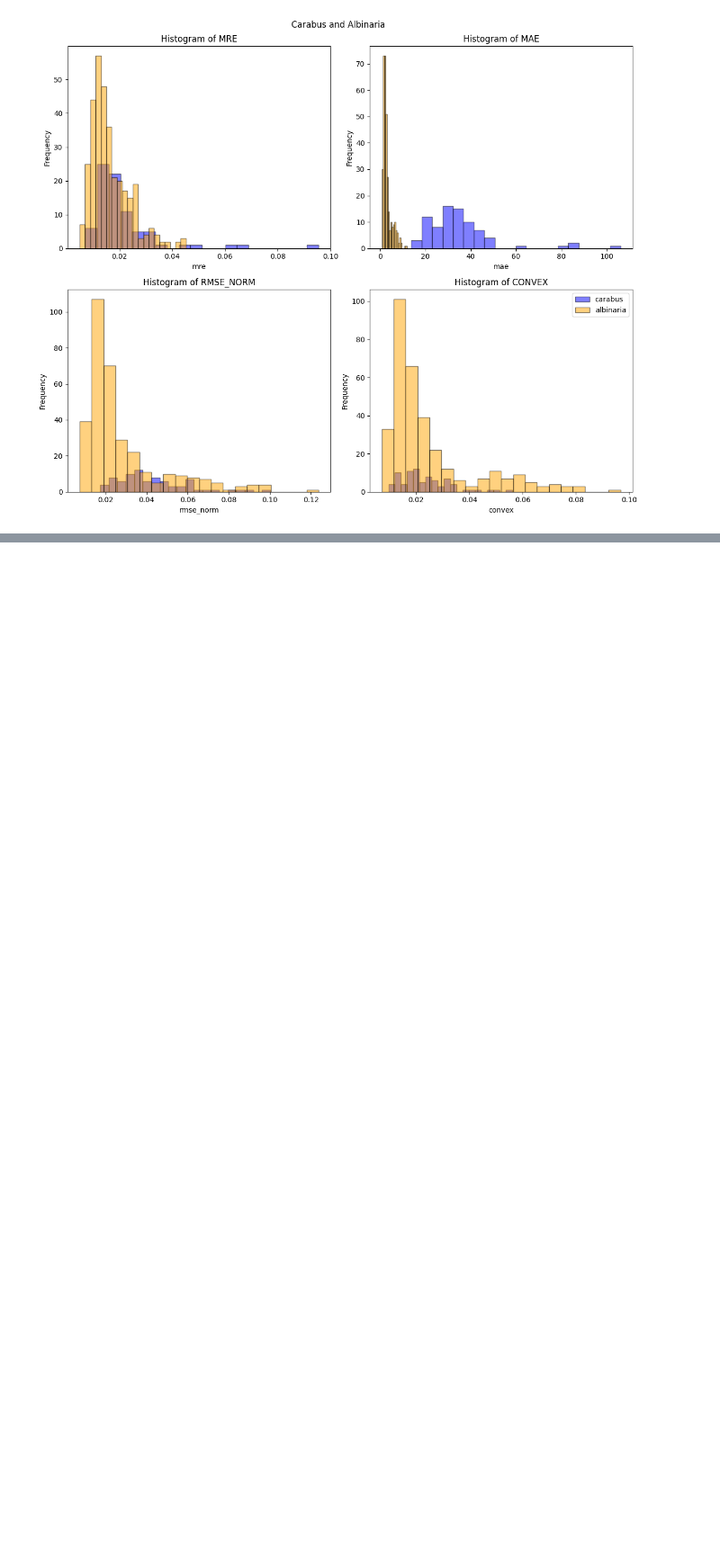
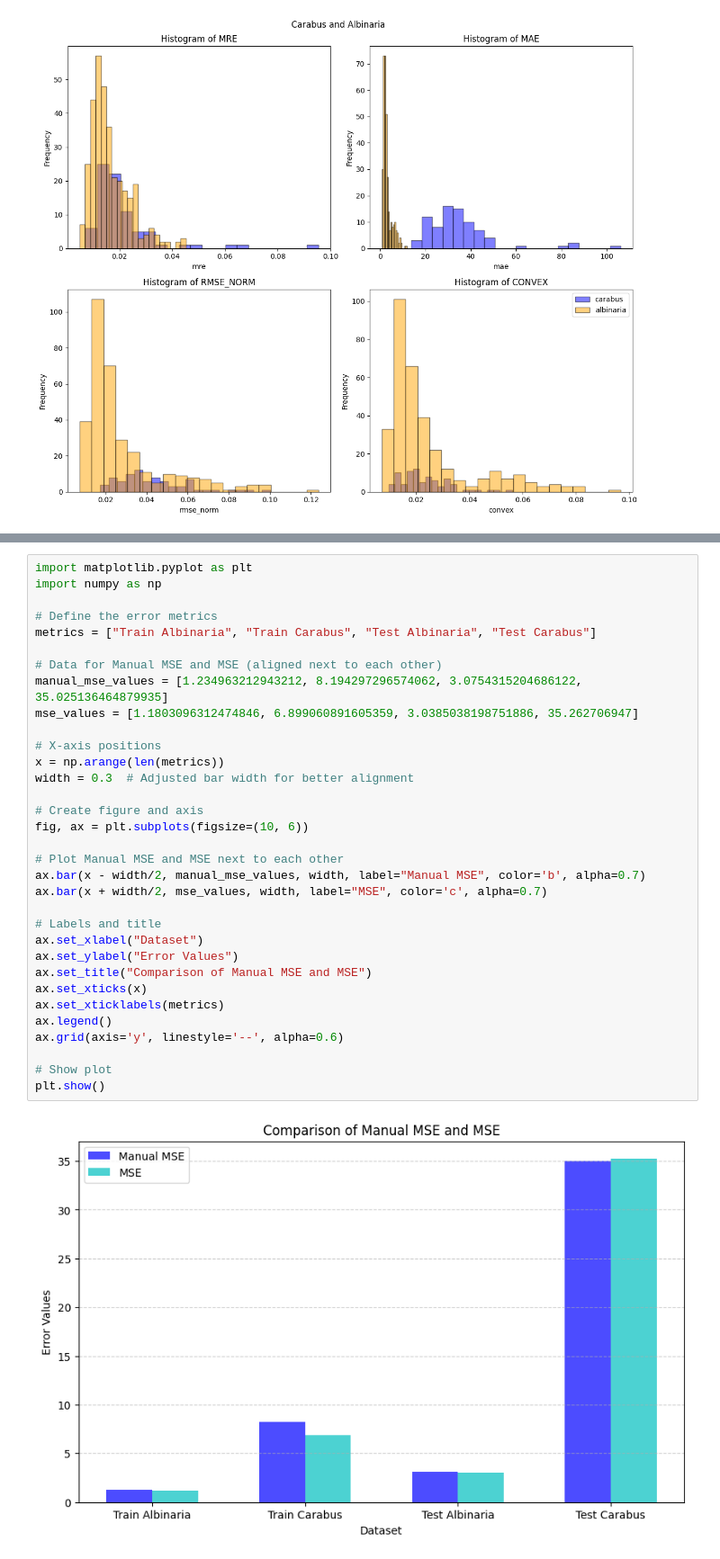
Before and after one commit to luciamartinf/Landmarks_generator, a Jupyter notebook: notebooks/evaluation_albinaria.ipynb, the cells around one changed output, grey strips where cells are left out. Shown at 90% size. Saved outputs shown, nothing was run; the diff lists cells and outputs as text; blank space fills up the shorter version.

```diff
--- a/notebooks/evaluation_albinaria.ipynb
+++ b/notebooks/evaluation_albinaria.ipynb
@@ -475,0 +533,35 @@ plt.show()
+# %%
+import matplotlib.pyplot as plt
+import numpy as np
+
+# Define the error metrics
+metrics = ["Train Albinaria", "Train Carabus", "Test Albinaria", "Test Carabus"]
+
+# Data for Manual MSE and MSE (aligned next to each other)
+manual_mse_values = [1.234963212943212, 8.194297296574062, 3.0754315204686122, 35.025136464879935]
+mse_values = [1.1803096312474846, 6.899060891605359, 3.0385038198751886, 35.262706947]
+
+# X-axis positions
+x = np.arange(len(metrics))
+width = 0.3  # Adjusted bar width for better alignment
+
+# Create figure and axis
+fig, ax = plt.subplots(figsize=(10, 6))
+
+# Plot Manual MSE and MSE next to each other
+ax.bar(x - width/2, manual_mse_values, width, label="Manual MSE", color='b', alpha=0.7)
+ax.bar(x + width/2, mse_values, width, label="MSE", color='c', alpha=0.7)
+
+# Labels and title
+ax.set_xlabel("Dataset")
+ax.set_ylabel("Error Values")
+ax.set_title("Comparison of Manual MSE and MSE")
+ax.set_xticks(x)
+ax.set_xticklabels(metrics)
+ax.legend()
+ax.grid(axis='y', linestyle='--', alpha=0.6)
+
+# Show plot
+plt.show()
+# %% [output]
+[figure, added]
```
Also changed, not shown: parts of 2 cells of this notebook, 3 other files.
